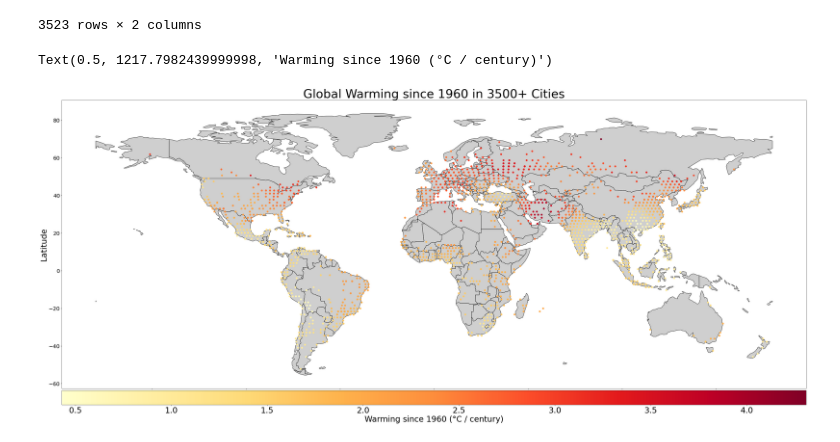
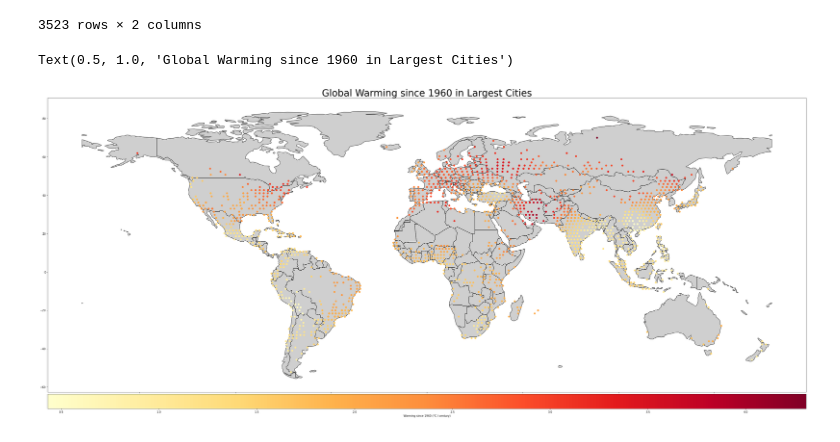
Before and after one commit to nankli/Python_EDA_group_project, a Jupyter notebook: Mapping_Heating across regions and cities_Justin.ipynb, the cells around one changed output. Saved outputs shown, nothing was run; the diff lists cells and outputs as text; code cells hidden in the pictures.

```diff
--- a/Mapping_Heating across regions and cities_Justin.ipynb
+++ b/Mapping_Heating across regions and cities_Justin.ipynb
@@ -100,29 +100,22 @@ gdf
 | Zuwarah | 2.84 | POINT (12.45000 32.95000) |
 | Zwolle | 2.94 | POINT (5.26000 52.24000) |
 3523 rows × 2 columns
-# %%
-# plotting the graph
-
-world = gpd.read_file(gpd.datasets.get_path('naturalearth_lowres'))
-
-ax = world[world.continent != 'Antarctica'].plot(color="#cfcfcf", edgecolor='black', figsize=(50, 50))
-
-divider = make_axes_locatable(ax)
-cax = divider.append_axes("bottom", size="5%", pad=0.1)
-
-gdf.plot(ax=ax, column='Warming_since_1960', cmap='YlOrRd', legend=True, cax=cax,
-         legend_kwds={'label': "Warming since 1960 (°C / century)",
-                      'orientation': "horizontal",
-                      'shrink': 0.9})
-
-ax.set_title("Global Warming since 1960 in 3500+ Cities", fontsize=45)
-ax.set_ylabel('Latitude', fontsize=30)
-ax.tick_params(labelsize=20)
-
-fig = ax.figure
-cb_ax = fig.axes[1]
-cb_ax.tick_params(labelsize=30)
-cb_ax.set_xlabel('Warming since 1960 (°C / century)', fontsize=30)
-# %% [output]
-Text(0.5, 1217.7982439999998, 'Warming since 1960 (°C / century)')
-[figure, removed]
+# %%
+# plotting the graph
+
+world = gpd.read_file(gpd.datasets.get_path('naturalearth_lowres'))
+
+ax = world[world.continent != 'Antarctica'].plot(color="#cfcfcf", edgecolor='black', figsize=(50, 50))
+
+divider = make_axes_locatable(ax)
+cax = divider.append_axes("bottom", size="5%", pad=0.1)
+
+gdf.plot(ax=ax, column='Warming_since_1960', cmap='YlOrRd', legend=True, cax=cax,
+         legend_kwds={'label': "Warming since 1960 (°C / century)",
+                      'orientation': "horizontal",
+                      'shrink': 0.9})
+
+ax.set_title("Global Warming since 1960 in Largest Cities", fontsize=35)
+# %% [output]
+Text(0.5, 1.0, 'Global Warming since 1960 in Largest Cities')
+[figure, added]
```
Also changed, not shown: parts of 11 cells of this notebook, 1 other file.
